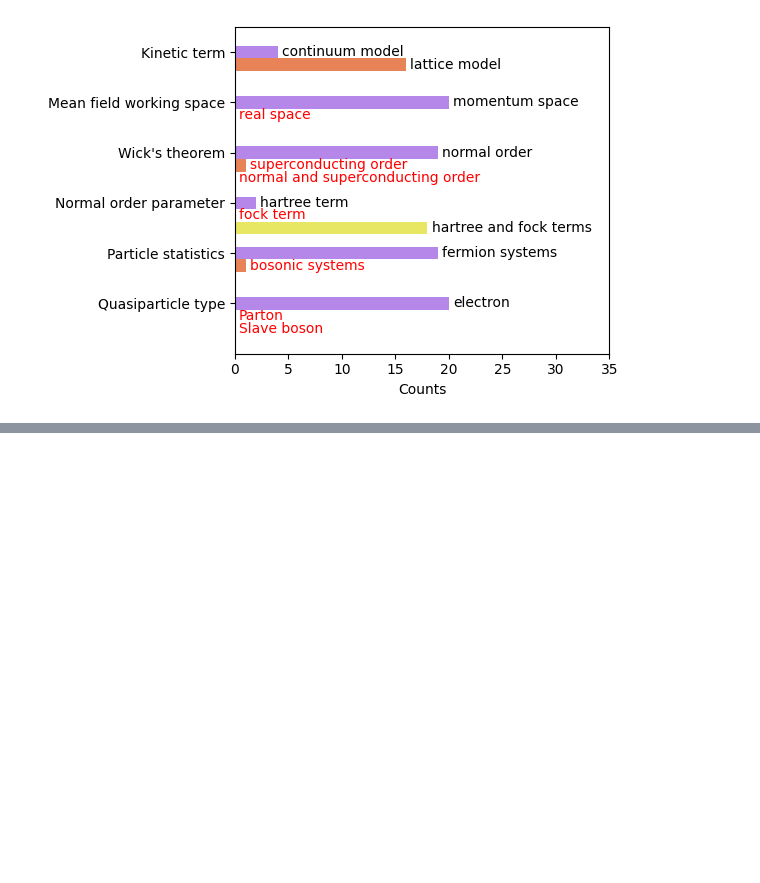
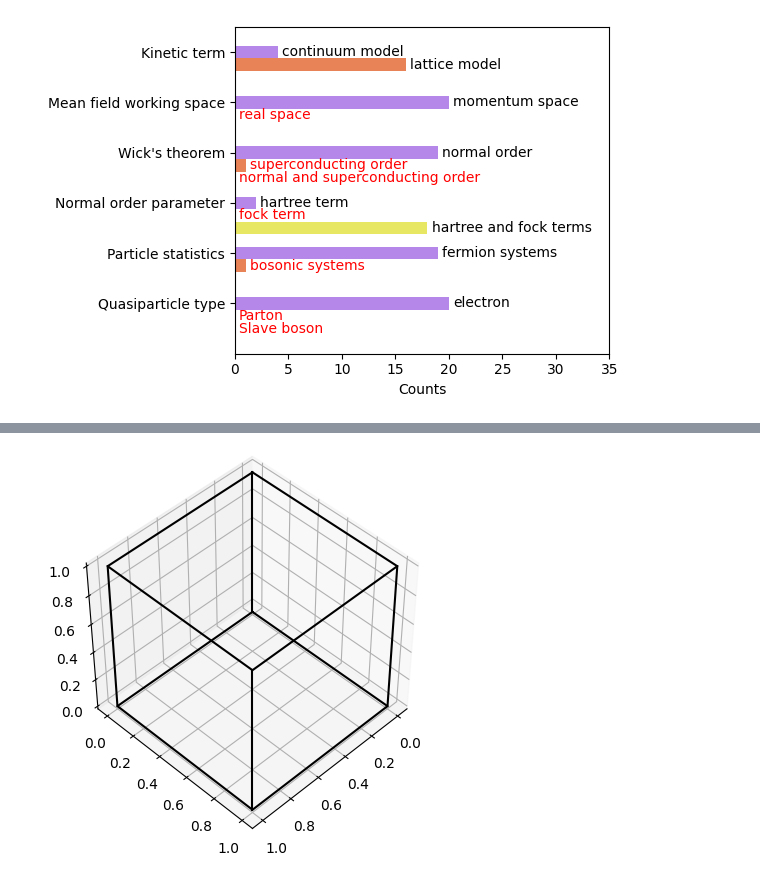
Before and after one commit to hainingpan/HartreeFock_GPT, a Jupyter notebook: utils.ipynb, the cells around one changed output, grey strips where cells are left out. Cells and saved outputs as stored; diff of their text form; code cells hidden in the pictures; blank space fills up the shorter version.

```diff
--- a/utils.ipynb
+++ b/utils.ipynb
@@ -180,0 +328,12 @@ fig.savefig('tag_stat.png')
+# %%
+fig = plt.figure()
+ax = plt.axes(projection ='3d')
+plot_cube([0,0,0],color='k',ax=ax)
+
+
+# ax.set_zlim(0,2)
+
+ax.view_init(elev=45, azim=45, roll=0)
+ax.set_aspect('equal')
+# %% [output]
+[figure, added]
```
Also changed, not shown: parts of 8 cells of this notebook, 9 other files.
